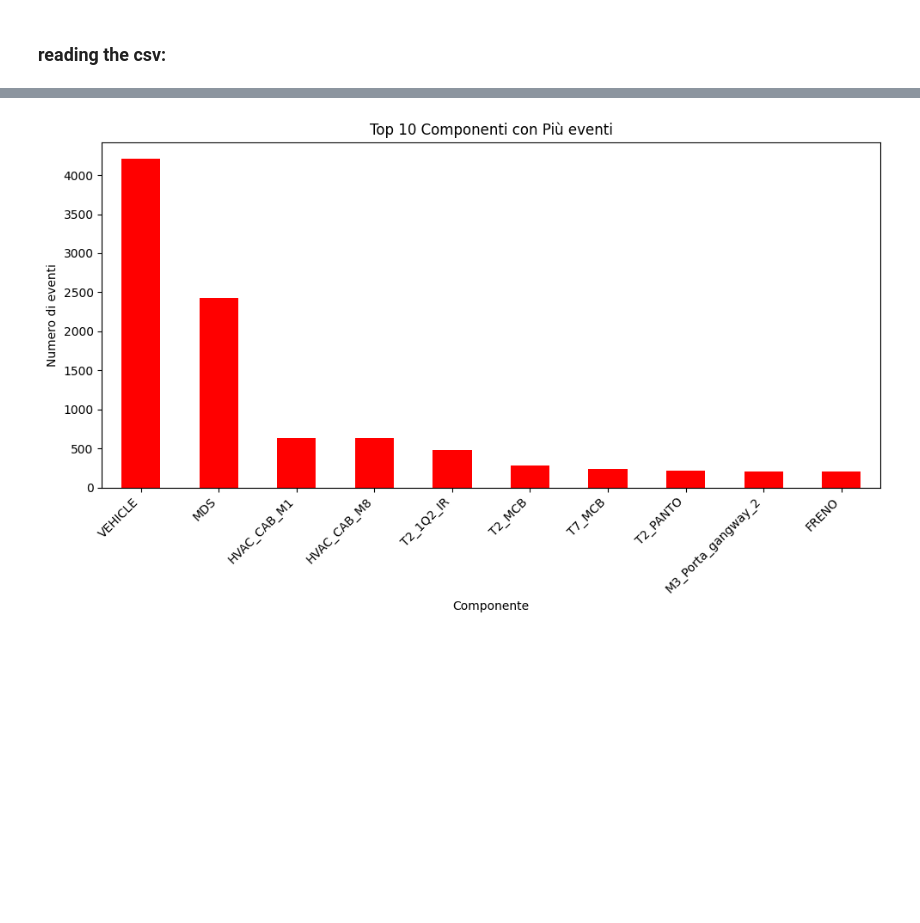
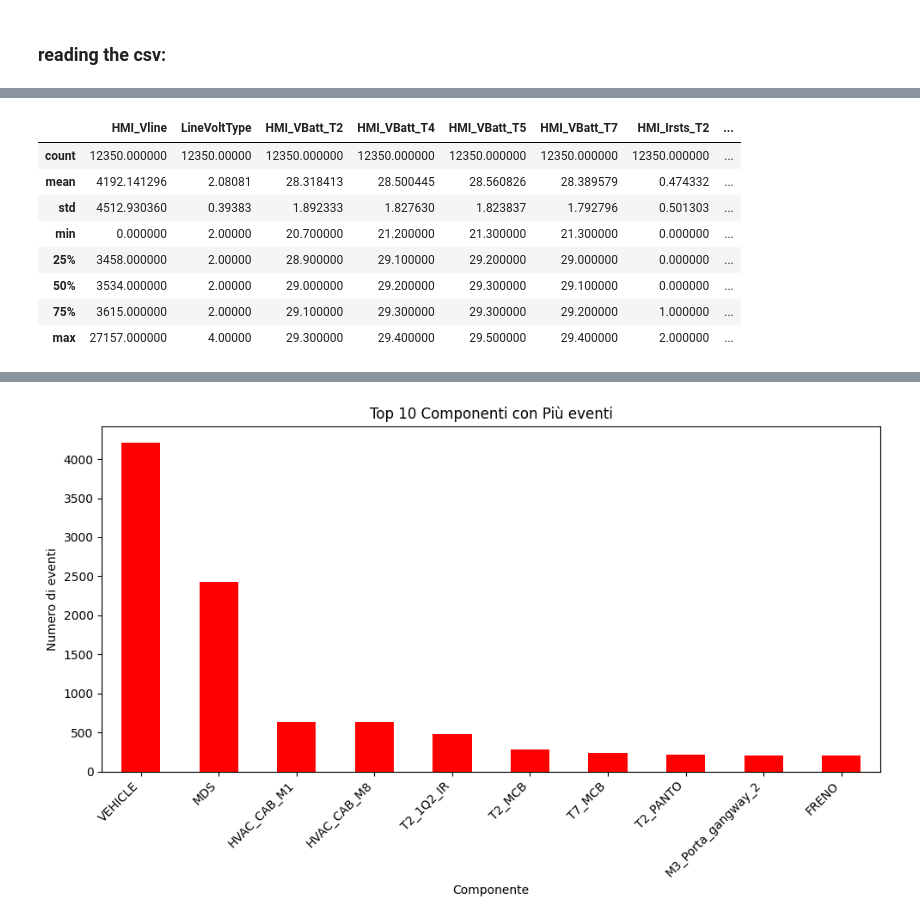
Before and after one commit to DISTA-IoT/Train_IIoT_SyntheticDataGeneration, a Jupyter notebook: synthetic_causal_system.ipynb, the cells around one changed output, grey strips where cells are left out. Saved outputs shown, nothing was run; the diff lists cells and outputs as text; code cells hidden in the pictures; blank space fills up the shorter version.

```diff
--- a/synthetic_causal_system.ipynb
+++ b/synthetic_causal_system.ipynb
@@ -35,9 +37,14 @@ non_numeric_cols = [
 ### reading the csv:
 # %%
 dataset = pd.read_csv('dataset.csv')
+print('intial dataset len', len(dataset), 'column num', len(dataset_new.columns))
 dataset_new = dataset.copy()
 dataset_new['Timestamp'] = pd.to_datetime(dataset_new['Timestamp'], errors='coerce')
 # timestamp will be essential
 dataset_new = dataset_new.dropna(subset=['Timestamp'])
 # repeated signals:
 dataset_new = dataset_new.drop_duplicates(subset=['Descrizione', 'Timestamp'])
+dataset_new.set_index('Timestamp', inplace=True)
+dataset_new = dataset_new.dropna(axis=1, how='all')
+dataset_new = dataset_new.dropna()
+print('after first filtering dataset len', len(dataset), 'column num', len(dataset_new.columns))
@@ -243,0 +121,3 @@ We will use this to simulate:
+# %%
+for col in train_state:
+    print(f'{col} has {len(dataset_new[col].unique())} unique vals')
@@ -243,0 +180,3 @@ We will use this to simulate:
+# %%
+for col in cab_control:
+    print(f'{col} has {len(dataset_new[col].unique())} unique vals')
@@ -243,0 +230,18 @@ We will use this to simulate:
+# %%
+traction_control = [
+    'HMI_Vline',
+    'LineVoltType',
+    'HMI_VBatt_T2', 'HMI_VBatt_T4', 'HMI_VBatt_T5', 'HMI_VBatt_T7',
+    'HMI_Irsts_T2', 'HMI_Irsts_T7']
+
+dataset_new[[col for col in traction_control]].describe()
+# %% [output]
+|  | HMI_Vline | LineVoltType | HMI_VBatt_T2 | HMI_VBatt_T4 | HMI_VBatt_T5 | HMI_VBatt_T7 | HMI_Irsts_T2 | ... |
+| count | 12350.000000 | 12350.00000 | 12350.000000 | 12350.000000 | 12350.000000 | 12350.000000 | 12350.000000 | ... |
+| mean | 4192.141296 | 2.08081 | 28.318413 | 28.500445 | 28.560826 | 28.389579 | 0.474332 | ... |
+| std | 4512.930360 | 0.39383 | 1.892333 | 1.827630 | 1.823837 | 1.792796 | 0.501303 | ... |
+| min | 0.000000 | 2.00000 | 20.700000 | 21.200000 | 21.300000 | 21.300000 | 0.000000 | ... |
+| 25% | 3458.000000 | 2.00000 | 28.900000 | 29.100000 | 29.200000 | 29.000000 | 0.000000 | ... |
+| 50% | 3534.000000 | 2.00000 | 29.000000 | 29.200000 | 29.300000 | 29.100000 | 0.000000 | ... |
+| 75% | 3615.000000 | 2.00000 | 29.100000 | 29.300000 | 29.300000 | 29.200000 | 1.000000 | ... |
+| max | 27157.000000 | 4.00000 | 29.300000 | 29.400000 | 29.500000 | 29.400000 | 2.000000 | ... |
```
Also changed, not shown: parts of 29 cells of this notebook.
